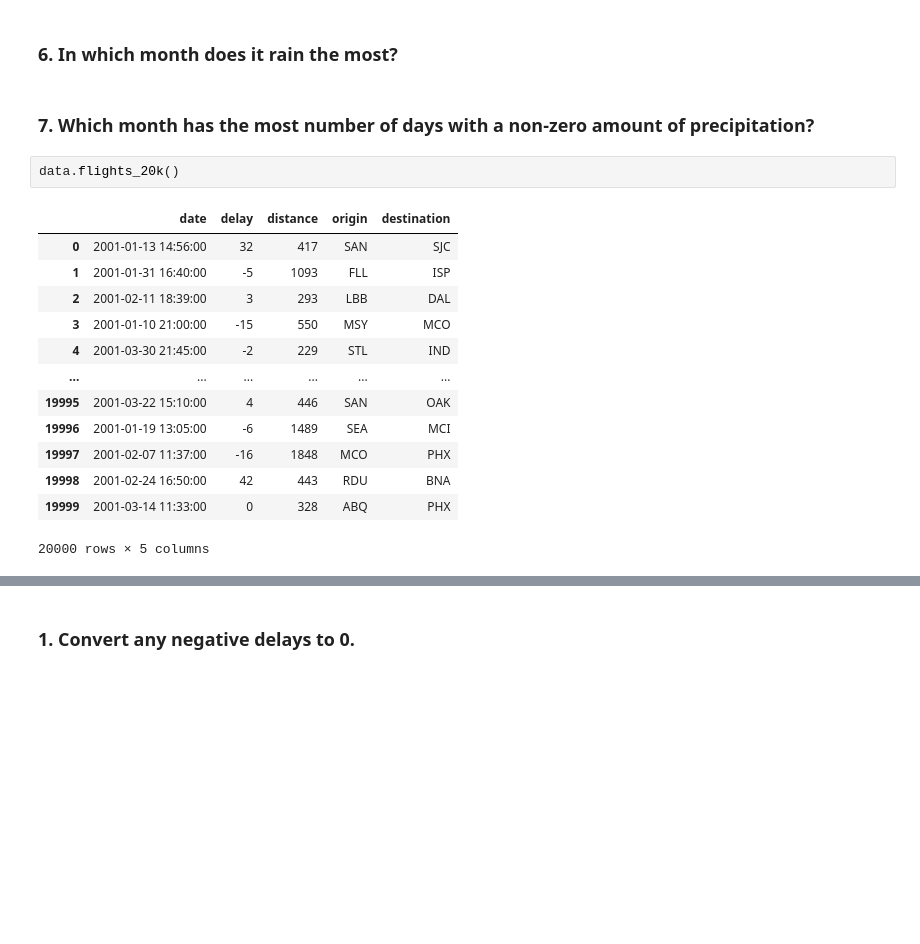
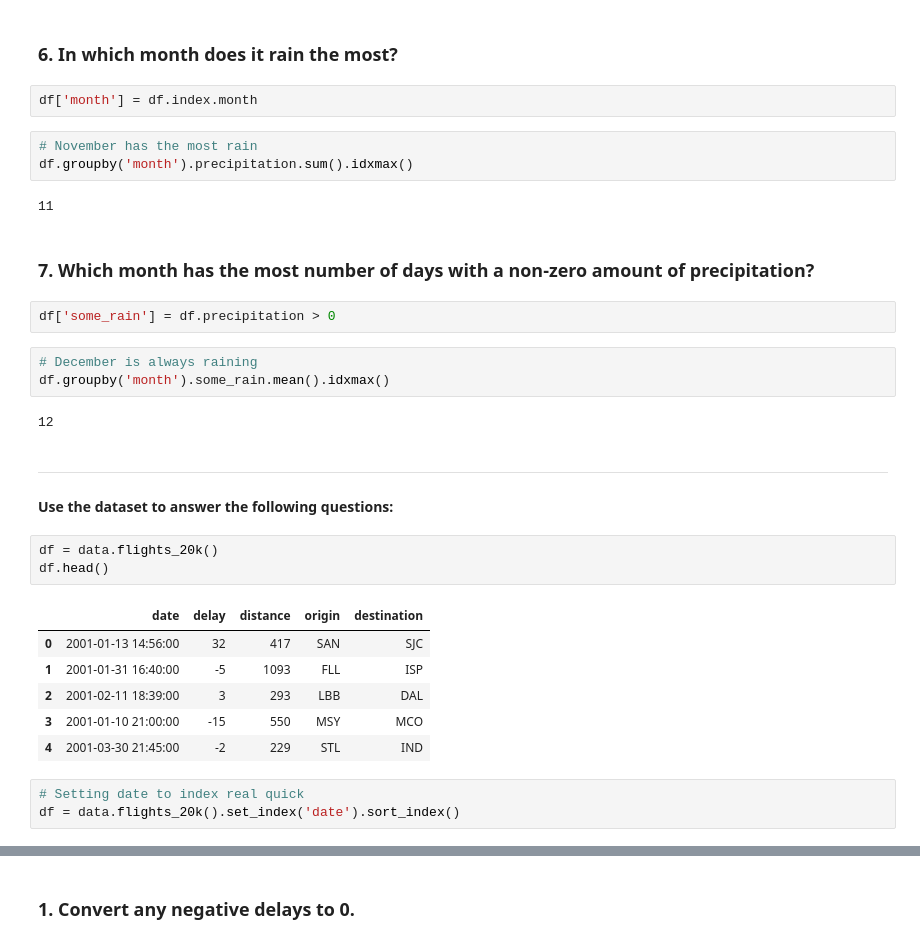
Before and after one commit to JeanetteSchulz/time-series-exercises, a Jupyter notebook: Working With Time Series in Pandas.ipynb, the cells around one changed output, grey strips where cells are left out. Drawn from its saved outputs; the diff is of its cells as text; blank space fills up the shorter version.

```diff
--- a/Working With Time Series in Pandas.ipynb
+++ b/Working With Time Series in Pandas.ipynb
@@ -281,20 +310,35 @@ memory usage: 68.6+ KB
 # %% [markdown]
 ### 6. In which month does it rain the most?
+# %%
+df['month'] = df.index.month
+# %%
+# November has the most rain
+df.groupby('month').precipitation.sum().idxmax()
+# %% [output]
+11
 # %% [markdown]
 ### 7. Which month has the most number of days with a non-zero amount of precipitation?
+# %%
+df['some_rain'] = df.precipitation > 0
+# %%
+# December is always raining
+df.groupby('month').some_rain.mean().idxmax()
+# %% [output]
+12
+# %% [markdown]
+<hr style="border:2px solid blue"> </hr>
+
+#### Use the dataset to answer the following questions:
 # %%
-data.flights_20k()
+df = data.flights_20k()
+df.head()
 # %% [output]
 |  | date | delay | distance | origin | destination |
 | 0 | 2001-01-13 14:56:00 | 32 | 417 | SAN | SJC |
 | 1 | 2001-01-31 16:40:00 | -5 | 1093 | FLL | ISP |
 | 2 | 2001-02-11 18:39:00 | 3 | 293 | LBB | DAL |
 | 3 | 2001-01-10 21:00:00 | -15 | 550 | MSY | MCO |
 | 4 | 2001-03-30 21:45:00 | -2 | 229 | STL | IND |
-| ... | ... | ... | ... | ... | ... |
-| 19995 | 2001-03-22 15:10:00 | 4 | 446 | SAN | OAK |
-| 19996 | 2001-01-19 13:05:00 | -6 | 1489 | SEA | MCI |
-| 19997 | 2001-02-07 11:37:00 | -16 | 1848 | MCO | PHX |
-| 19998 | 2001-02-24 16:50:00 | 42 | 443 | RDU | BNA |
-| 19999 | 2001-03-14 11:33:00 | 0 | 328 | ABQ | PHX |
-20000 rows × 5 columns
+# %%
+# Setting date to index real quick
+df = data.flights_20k().set_index('date').sort_index()
```
Also changed, not shown: parts of 17 cells of this notebook, 1 other file.
